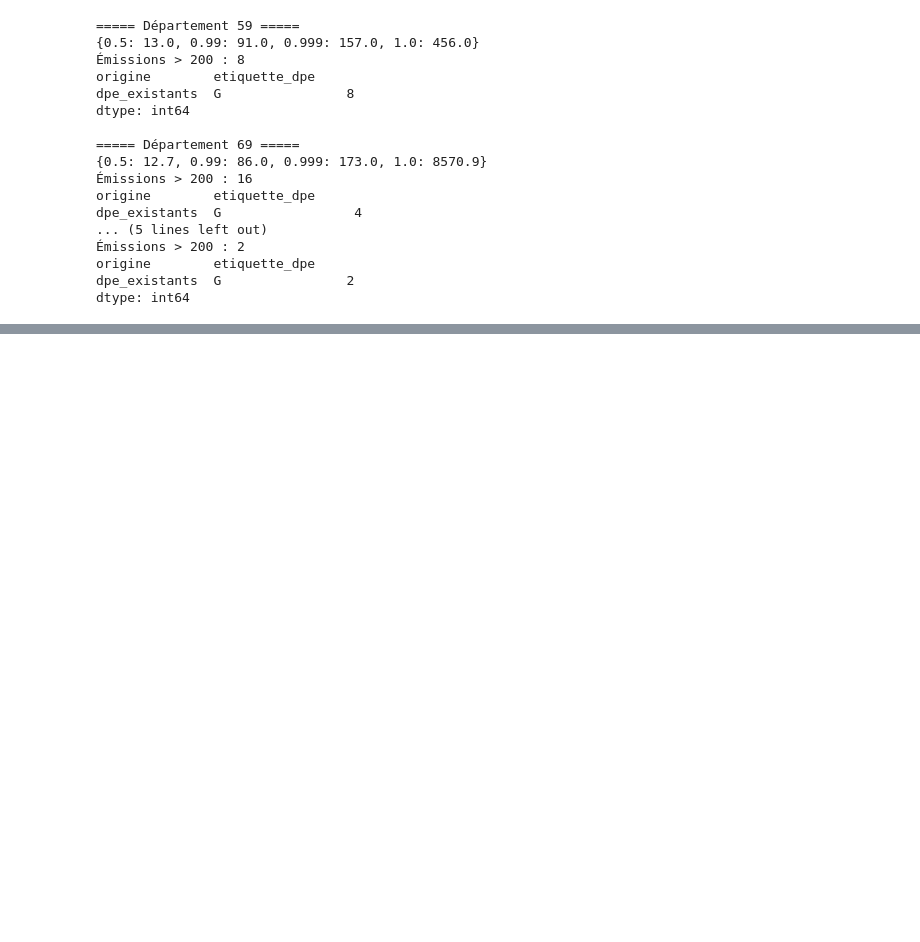
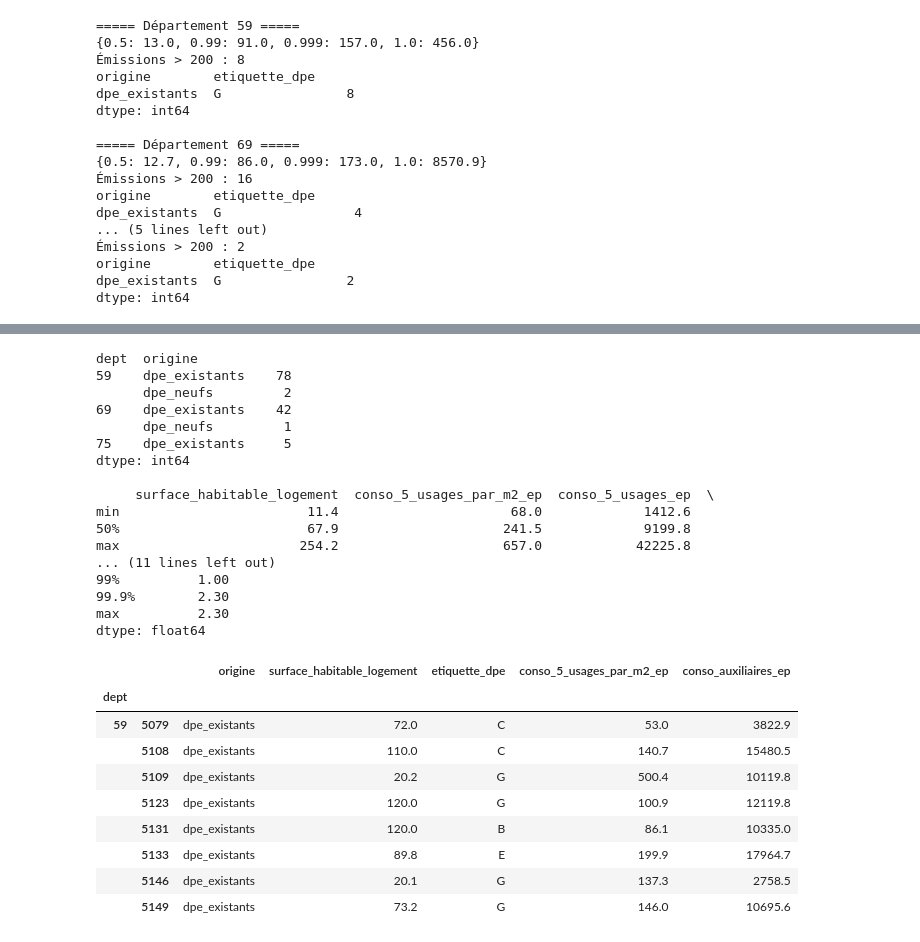
Before and after one commit to Abrlh/SISE-CONSO-ANALYSIS, a Jupyter notebook: notebooks/02_nettoyage_donnees.ipynb, the cells around one changed output, grey strips where cells are left out. Saved outputs shown, nothing was run; the diff lists cells and outputs as text; code cells hidden in the pictures; blank space fills up the shorter version.

```diff
--- a/notebooks/02_nettoyage_donnees.ipynb
+++ b/notebooks/02_nettoyage_donnees.ipynb
@@ -617,0 +1036,19 @@ dtype: int64
+# %%
+tous = pd.concat(propres.values(), keys=propres.keys(), names=["dept"])
+
+# 1. Valeurs manquantes qui restent, en %
+manq = (tous.isna().mean() * 100).round(1)
+print(manq[manq > 0].sort_values(ascending=False), "\n")
+
+# 2. Étiquette GES : valeurs présentes
+print(tous["etiquette_ges"].value_counts(dropna=False).sort_index(), "\n")
+
+# 3. Valeurs extrêmes des colonnes d'analyse
+cols = ["conso_5_usages_ep", "conso_chauffage_ep", "conso_ecs_ep", "conso_eclairage_ep",
+        "conso_auxiliaires_ep", "cout_total_5_usages", "ubat_w_par_m2_k"]
+print(tous[cols].describe(percentiles=[0.5, 0.99, 0.999]).round(1).T[["min", "50%", "99%", "99.9%", "max"]], "\n")
+
+# 4. Cohérence (hypothèse : conso_5_usages_ep est la consommation totale annuelle)
+ecart = (tous["conso_5_usages_ep"] / tous["surface_habitable_logement"]
+         - tous["conso_5_usages_par_m2_ep"]).abs()
+print("Lignes où l'écart dépasse 5 kWh/m²/an :", int((ecart > 5).sum()))
@@ -617,0 +1073,41 @@ dtype: int64
+# %%
+# 1. Les 128 lignes où conso_5_usages_ep / surface ne retombe pas sur la cible
+tous["ecart"] = ecart
+bizarres = tous[ecart > 5]
+print(bizarres.groupby(["dept", "origine"]).size(), "\n")
+print(bizarres[["surface_habitable_logement", "conso_5_usages_par_m2_ep",
+                "conso_5_usages_ep", "ecart"]].describe().round(1).loc[["min", "50%", "max"]], "\n")
+
+# 2. Part des auxiliaires dans la consommation totale
+part_aux = tous["conso_auxiliaires_ep"] / tous["conso_5_usages_ep"]
+print(part_aux.describe(percentiles=[0.5, 0.99, 0.999]).round(2), "\n")
+tous.loc[part_aux > 0.5, ["origine", "surface_habitable_logement", "etiquette_dpe",
+                          "conso_5_usages_par_m2_ep", "conso_auxiliaires_ep"]].head(8)
+# %% [output]
+dept  origine
+59    dpe_existants    78
+      dpe_neufs         2
+69    dpe_existants    42
+      dpe_neufs         1
+75    dpe_existants     5
+dtype: int64
+
+     surface_habitable_logement  conso_5_usages_par_m2_ep  conso_5_usages_ep  \
+min                        11.4                      68.0             1412.6
+50%                        67.9                     241.5             9199.8
+max                       254.2                     657.0            42225.8
+... (11 lines left out)
+99%          1.00
+99.9%        2.30
+max          2.30
+dtype: float64
+|  |  | origine | surface_habitable_logement | etiquette_dpe | conso_5_usages_par_m2_ep | conso_auxiliaires_ep |
+| dept |  |  |  |  |  |  |
+| 59 | 5079 | dpe_existants | 72.0 | C | 53.0 | 3822.9 |
+|  | 5108 | dpe_existants | 110.0 | C | 140.7 | 15480.5 |
+|  | 5109 | dpe_existants | 20.2 | G | 500.4 | 10119.8 |
+|  | 5123 | dpe_existants | 120.0 | G | 100.9 | 12119.8 |
+|  | 5131 | dpe_existants | 120.0 | B | 86.1 | 10335.0 |
+|  | 5133 | dpe_existants | 89.8 | E | 199.9 | 17964.7 |
+|  | 5146 | dpe_existants | 20.1 | G | 137.3 | 2758.5 |
+|  | 5149 | dpe_existants | 73.2 | G | 146.0 | 10695.6 |
```
Also changed, not shown: parts of 20 cells of this notebook.
